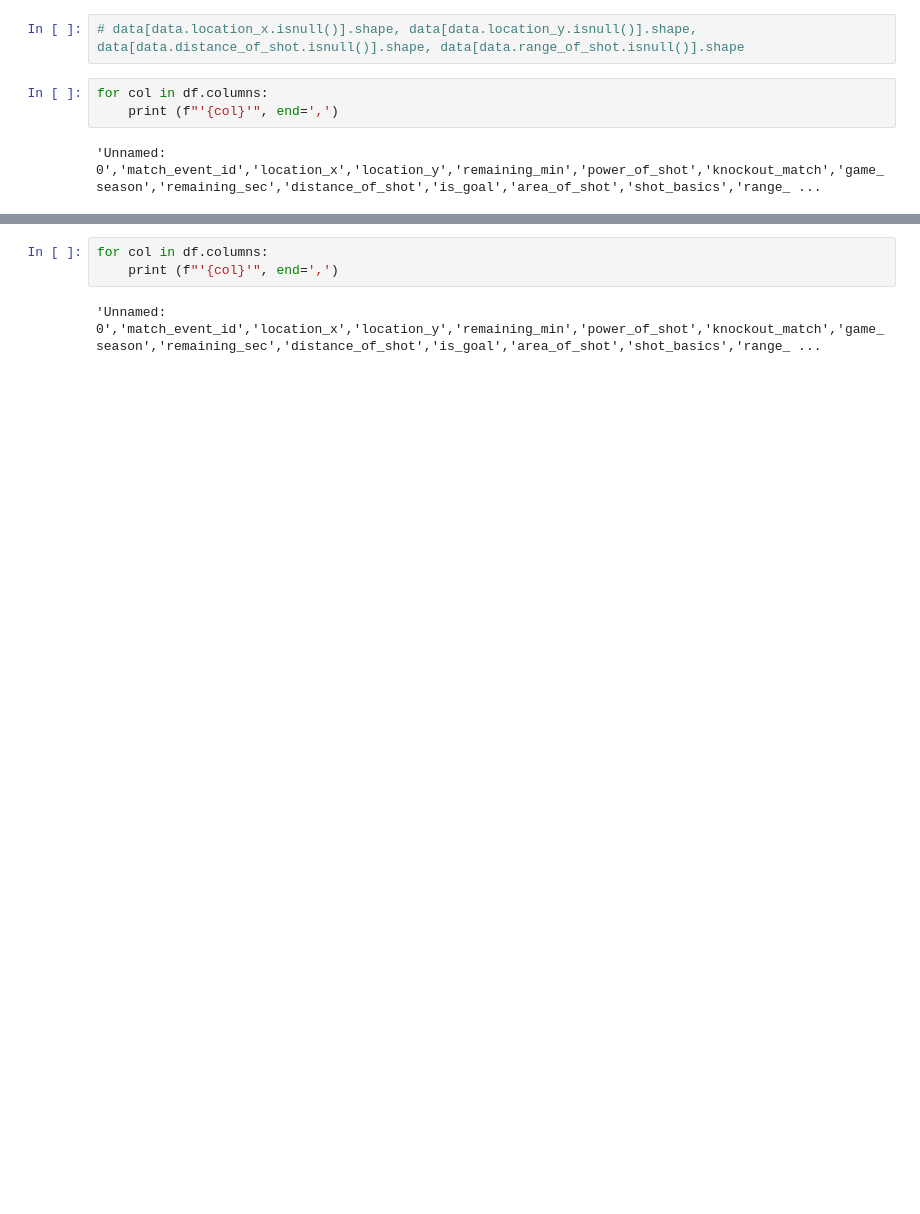
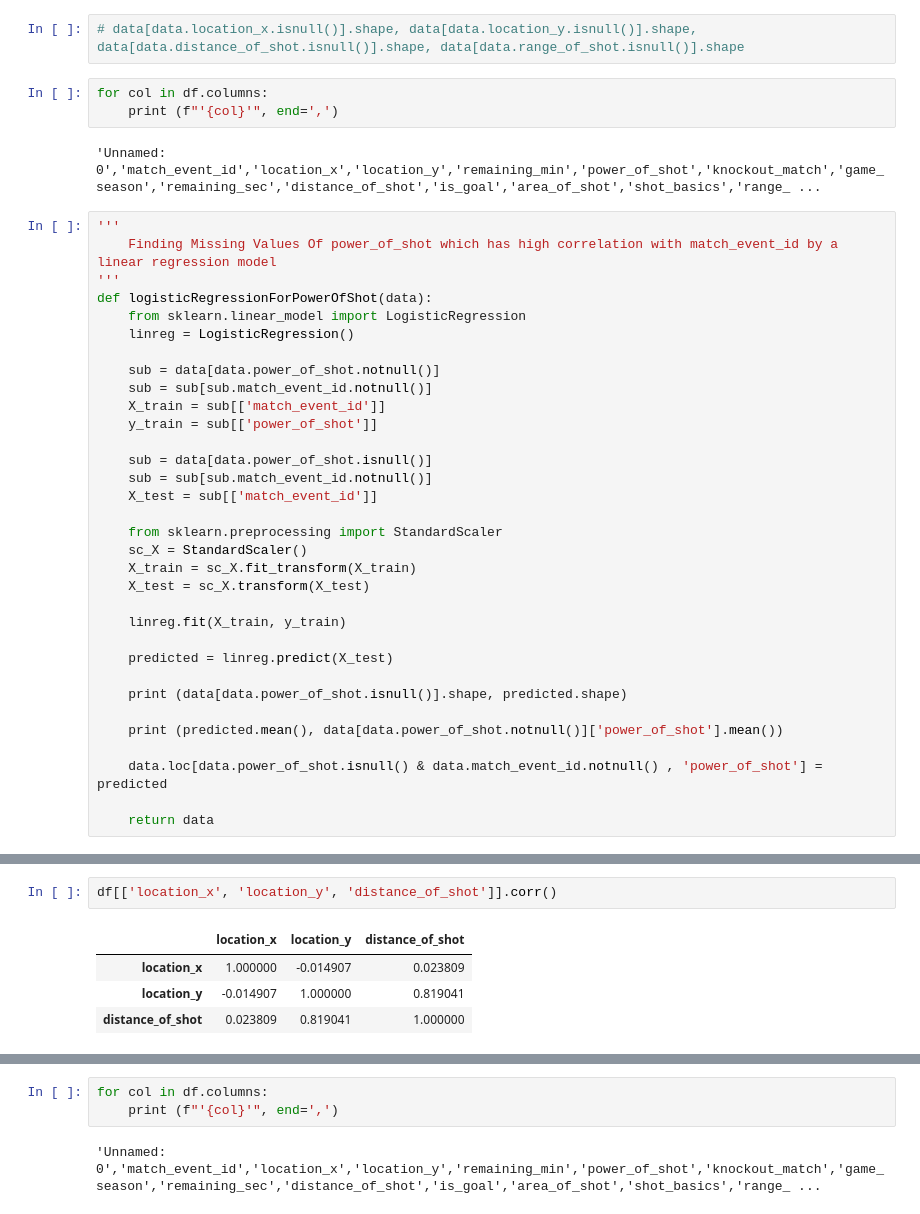
Before and after one commit to bhavi289/ZS, a Jupyter notebook: main.ipynb, the cells around one changed output, grey strips where cells are left out. Saved outputs shown, nothing was run; the diff lists cells and outputs as text; blank space fills up the shorter version.

Commit message:
model prepared

```diff
--- a/main.ipynb
+++ b/main.ipynb
@@ -81,3 +233,36 @@ for col in df.columns:
     print (f"'{col}'", end=',')
 # %% [output]
 'Unnamed: 0','match_event_id','location_x','location_y','remaining_min','power_of_shot','knockout_match','game_season','remaining_sec','distance_of_shot','is_goal','area_of_shot','shot_basics','range_ ...
+# %%
+'''
+    Finding Missing Values Of power_of_shot which has high correlation with match_event_id by a linear regression model
+'''
+def logisticRegressionForPowerOfShot(data):
+    from sklearn.linear_model import LogisticRegression
+    linreg = LogisticRegression()
+
+    sub = data[data.power_of_shot.notnull()]
+    sub = sub[sub.match_event_id.notnull()]
+    X_train = sub[['match_event_id']]
+    y_train = sub[['power_of_shot']]
+
+    sub = data[data.power_of_shot.isnull()]
+    sub = sub[sub.match_event_id.notnull()]
+    X_test = sub[['match_event_id']]
+
+    from sklearn.preprocessing import StandardScaler
+    sc_X = StandardScaler()
+    X_train = sc_X.fit_transform(X_train)
+    X_test = sc_X.transform(X_test)
+
+    linreg.fit(X_train, y_train)
+
+    predicted = linreg.predict(X_test)
+
+    print (data[data.power_of_shot.isnull()].shape, predicted.shape)
+
+    print (predicted.mean(), data[data.power_of_shot.notnull()]['power_of_shot'].mean())
+
+    data.loc[data.power_of_shot.isnull() & data.match_event_id.notnull() , 'power_of_shot'] = predicted
+
+    return data
@@ -84 +281,8 @@ for col in df.columns:
+# %%
+df[['location_x', 'location_y', 'distance_of_shot']].corr()
+# %% [output]
+|  | location_x | location_y | distance_of_shot |
+| location_x | 1.000000 | -0.014907 | 0.023809 |
+| location_y | -0.014907 | 1.000000 | 0.819041 |
+| distance_of_shot | 0.023809 | 0.819041 | 1.000000 |
 # %%
```
Also changed, not shown: parts of 37 cells of this notebook.
